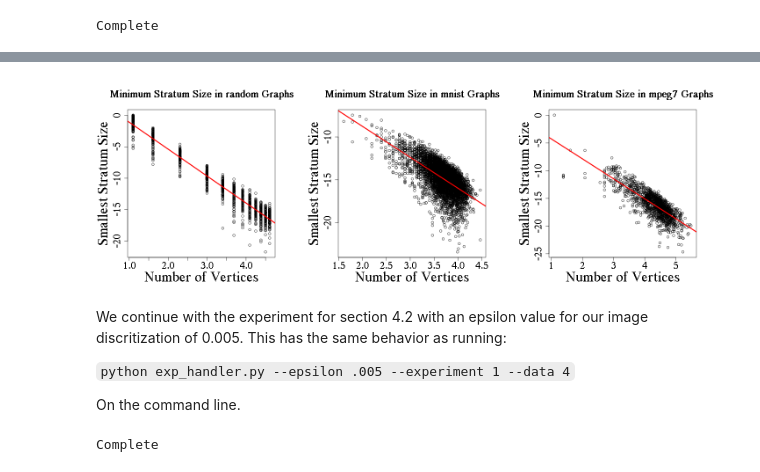
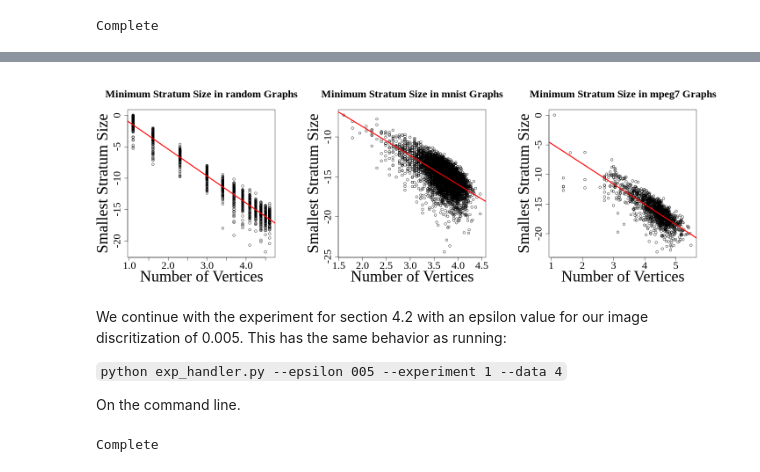
Before and after one commit to compTAG/topo-descriptor-experiments, a Jupyter notebook: Experiment_Supplement.ipynb, the cells around one changed output, grey strips where cells are left out. Saved outputs shown, nothing was run; the diff lists cells and outputs as text; code cells hidden in the pictures.

Commit message:
Minor changes in exp_handler.py,analysis.R and Experiment_Supplement.ipynb. Added sampling from coarse stratification to small graph exp (too_few.py)

````diff
--- a/Experiment_Supplement.ipynb
+++ b/Experiment_Supplement.ipynb
@@ -194,15 +186,16 @@ F-statistic:  2762 on 1 and 1394 DF,  p-value: < 2.2e-16
 # %%
 from utils.combine_data import combine_pngs
+from PIL import Image
 
 approx = '001'
-combine_pngs('smallest_angle_exp', approx)
-Image("figs/smallest_angle_exp/smallest_angle_exp_001.png")
+combine_pngs('smallest_stratum_exp', approx)
+Image.open("figs/smallest_stratum_exp/smallest_stratum_exp_001.png")
 # %% [output]
-[figure, old version]
+[figure, new version]
 # %% [markdown]
 We continue with the experiment for section 4.2 with an epsilon value for our image discritization of 0.005. This has the same behavior as running:
 
-```python exp_handler.py --epsilon .005 --experiment 1 --data 4```
+```python exp_handler.py --epsilon 005 --experiment 1 --data 4```
 
 On the command line.
 # %%
````
Also changed, not shown: parts of 19 cells of this notebook, 10 other files.
